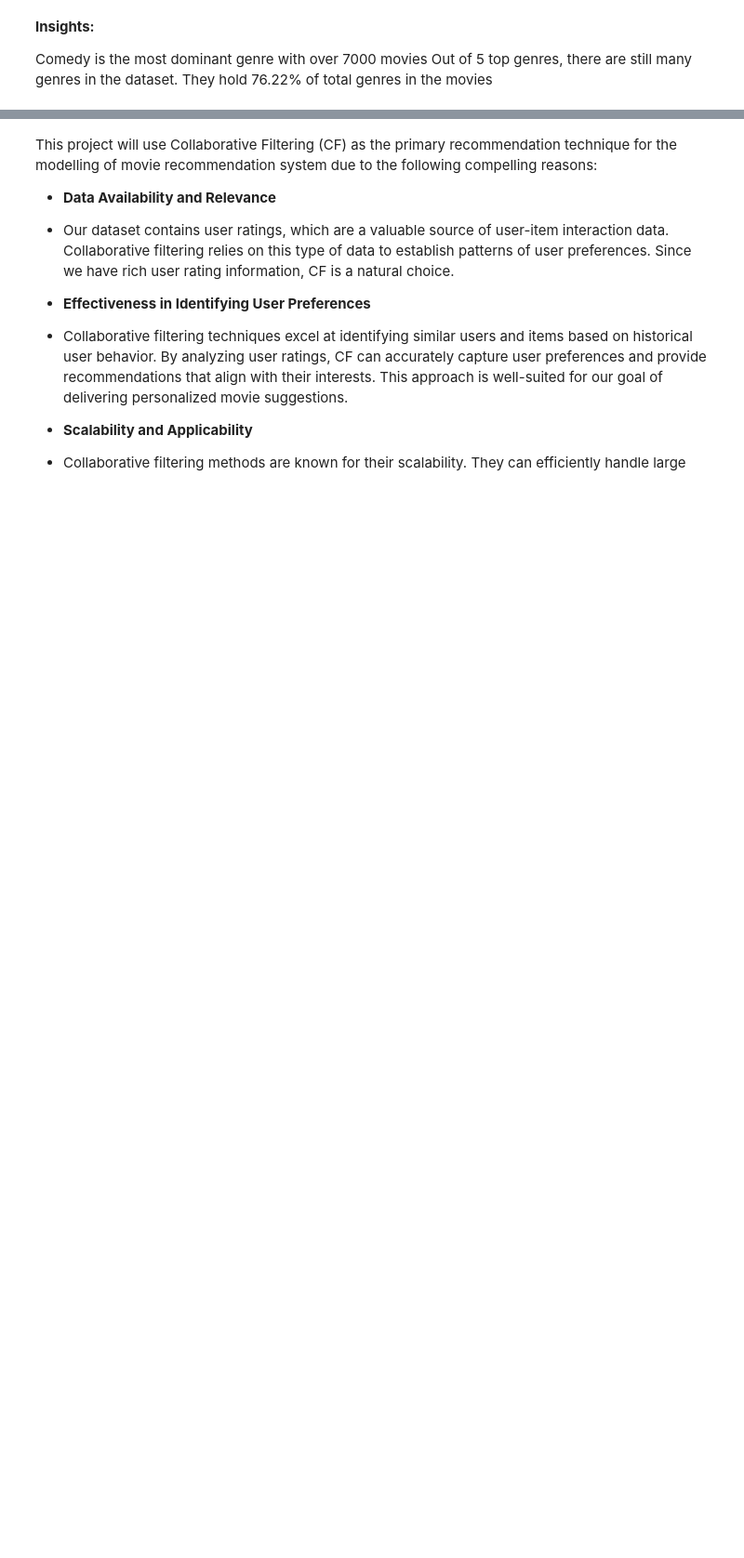
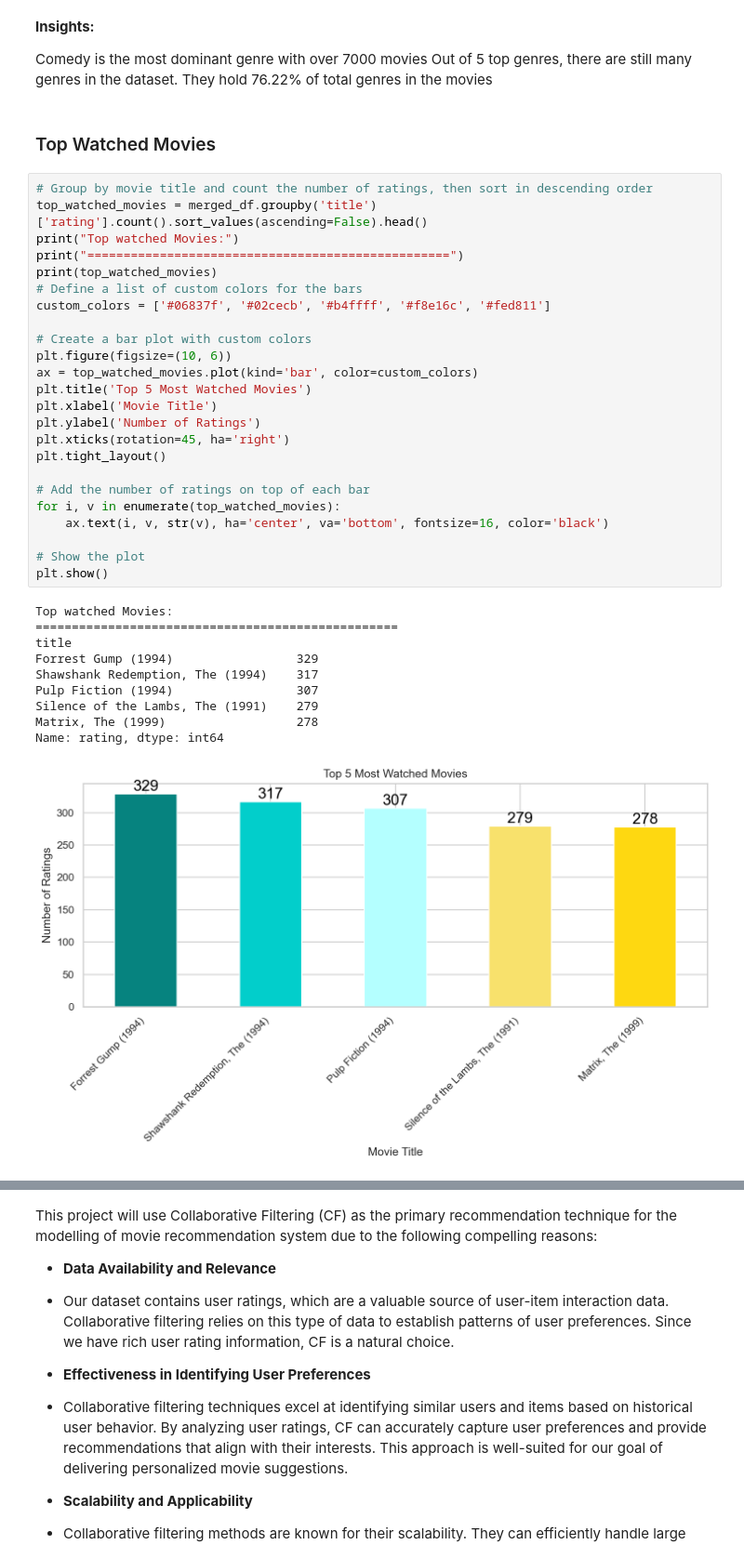
Before and after one commit to Dudimath/ScreenGenius-Smart-Movie-Suggestions, a Jupyter notebook: movie.ipynb, the cells around one changed output, grey strips where cells are left out. Shown at 93% size. Saved outputs shown, nothing was run; the diff lists cells and outputs as text; blank space fills up the shorter version.

```diff
--- a/movie.ipynb
+++ b/movie.ipynb
@@ -328,3 +468,40 @@ axes[1].axis('off')
 
 Comedy is the most dominant genre with over 7000 movies
 Out of 5 top genres, there are still many genres in the dataset. They hold 76.22% of total genres in the movies
+# %% [markdown]
+### Top Watched Movies
+# %%
+# Group by movie title and count the number of ratings, then sort in descending order
+top_watched_movies = merged_df.groupby('title')['rating'].count().sort_values(ascending=False).head()
+print("Top watched Movies:")
+print("==================================================")
+print(top_watched_movies)
+# Define a list of custom colors for the bars
+custom_colors = ['#06837f', '#02cecb', '#b4ffff', '#f8e16c', '#fed811']
+
+# Create a bar plot with custom colors
+plt.figure(figsize=(10, 6))
+ax = top_watched_movies.plot(kind='bar', color=custom_colors)
+plt.title('Top 5 Most Watched Movies')
+plt.xlabel('Movie Title')
+plt.ylabel('Number of Ratings')
+plt.xticks(rotation=45, ha='right')
+plt.tight_layout()
+
+# Add the number of ratings on top of each bar
+for i, v in enumerate(top_watched_movies):
+    ax.text(i, v, str(v), ha='center', va='bottom', fontsize=16, color='black')
+
+# Show the plot
+plt.show()
+# %% [output]
+Top watched Movies:
+==================================================
+title
+Forrest Gump (1994)                 329
+Shawshank Redemption, The (1994)    317
+Pulp Fiction (1994)                 307
+Silence of the Lambs, The (1991)    279
+Matrix, The (1999)                  278
+Name: rating, dtype: int64
+[figure, added]
```
Also changed, not shown: parts of 55 cells of this notebook, 1 other file.
